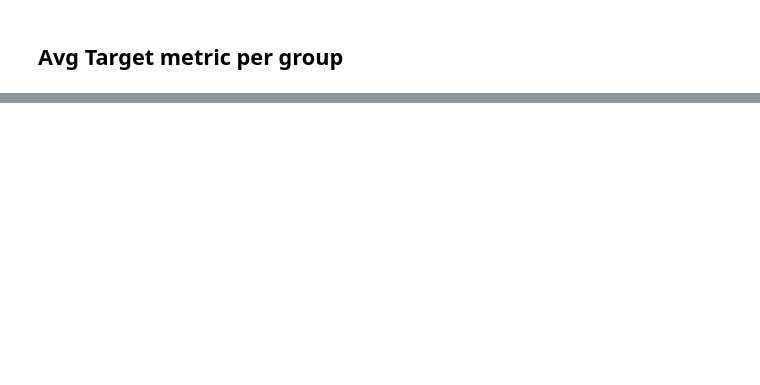
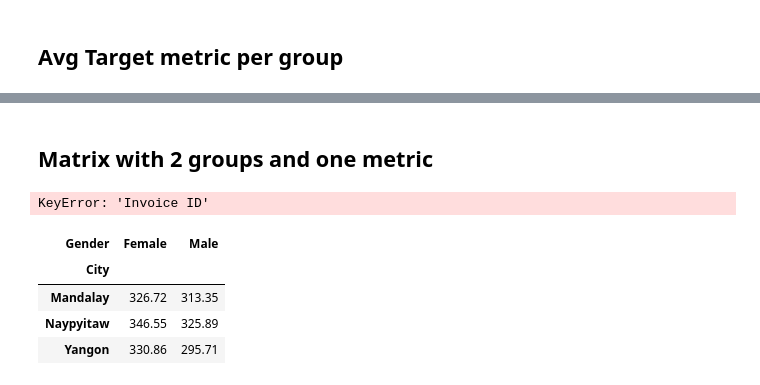
Before and after one commit to gsrubio/exploratory-analyses, a Jupyter notebook: Pandas_Snippets.ipynb, the cells around one changed output, grey strips where cells are left out. Drawn from its saved outputs; the diff is of its cells as text; code cells hidden in the pictures; blank space fills up the shorter version.

```diff
--- a/Pandas_Snippets.ipynb
+++ b/Pandas_Snippets.ipynb
@@ -160,7 +230,7 @@ array(['Health and beauty', 'Electronic accessories',
 ## Date Transformations
 # %%
 # convert to date time
-df['starts_at_date'] = pd.to_datetime(df['starts_at_date'])
+df['Date'] = pd.to_datetime(df['Date'])
 # %%
 # truncate dates
 df = (df
@@ -305,7 +386,7 @@ renewal_df = renewal_df[cohort_idx]
 # Encoding
 # %%
 # one hot enconding
-renewal_df = pd.concat([renewal_df, pd.get_dummies(renewal_df.tiers, prefix='tier')], axis=1)
+df = pd.concat([df, pd.get_dummies(df.Gender, prefix='Gender')], axis=1)
 # %% [markdown]
 # Grouping Data
 # %% [markdown]
@@ -439,0 +572,59 @@ for c in feature_col:
+# %% [markdown]
+## Matrix with 2 groups and one metric
+# %%
+# create bins for revenue
+bin_edges = [0, 100, 500, 1000, 10000]
+df['revenue_bins'] = pd.cut(df['Total'], bins=bin_edges, include_lowest=True)
+
+
+# Create a new DataFrame with the groups and metric
+df_grouped = pd.DataFrame({'revenue_bins': df['revenue_bins'],
+                   'Branch': df['Branch'],
+                   'Invoices': df['Invoice ID']})
+
+# Create the pivot table
+pivot_table = df_grouped.pivot_table(index='revenue_bins',
+                             columns='Branch',
+                             values='Invoices',
+                             aggfunc='count')
+
+# Display the pivot table
+display(pivot_table)
+# %% [output]
+KeyError: 'Invoice ID'
+# %%
+def create_pivot_table(df, index_col, columns_col, values_col, aggfunc='sum'):
+    """
+    Creates a pivot table from the given DataFrame.
+
+    Parameters:
+    - df (pd.DataFrame): The input DataFrame.
+    - index_col (str): The column to use for the rows of the pivot table.
+    - columns_col (str): The column to use for the columns of the pivot table.
+    - values_col (str): The column to use for the values in the pivot table.
+    - aggfunc (str or function, optional): The aggregation function to use (default is 'sum').
+
+    Returns:
+    - pd.DataFrame: The resulting pivot table.
+    """
+    pivot_table = pd.pivot_table(
+        df,
+        index=index_col,
+        columns=columns_col,
+        values=values_col,
+        aggfunc=aggfunc
+    )
+    return display(pivot_table)
+
+# Example usage:
+# Assuming you have a DataFrame `df` with columns 'Date', 'Category', and 'Value'.
+# df = pd.DataFrame({
+#     'Date': ['2024-01-01', '2024-01-02', '2024-01-01', '2024-01-03
+# %%
+create_pivot_table(df, 'City', 'Gender', 'Total', aggfunc='mean')
+# %% [output]
+| Gender | Female | Male |
+| City |  |  |
+| Mandalay | 326.72 | 313.35 |
+| Naypyitaw | 346.55 | 325.89 |
+| Yangon | 330.86 | 295.71 |
```
Also changed, not shown: parts of 32 cells of this notebook.
